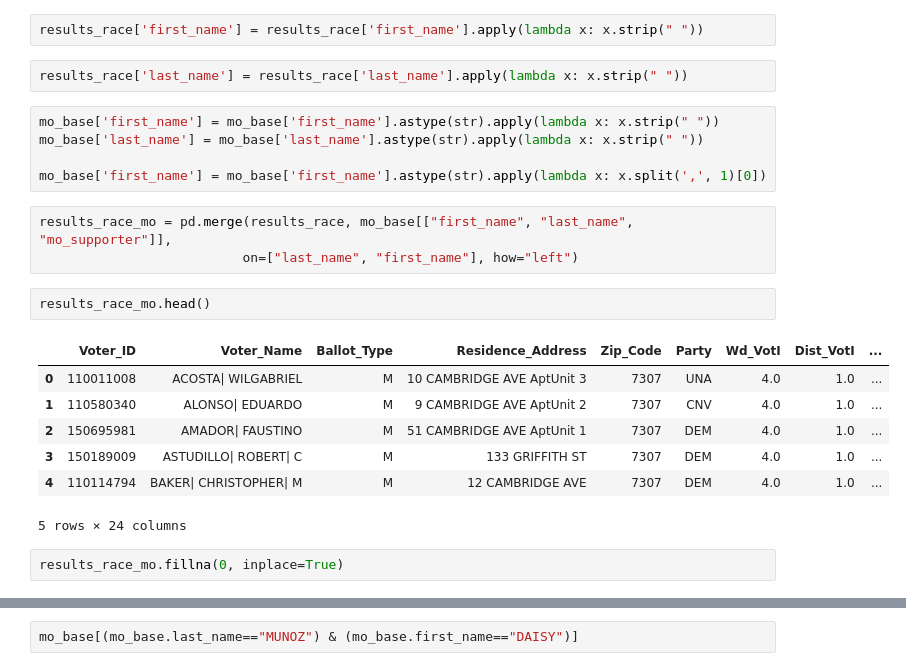
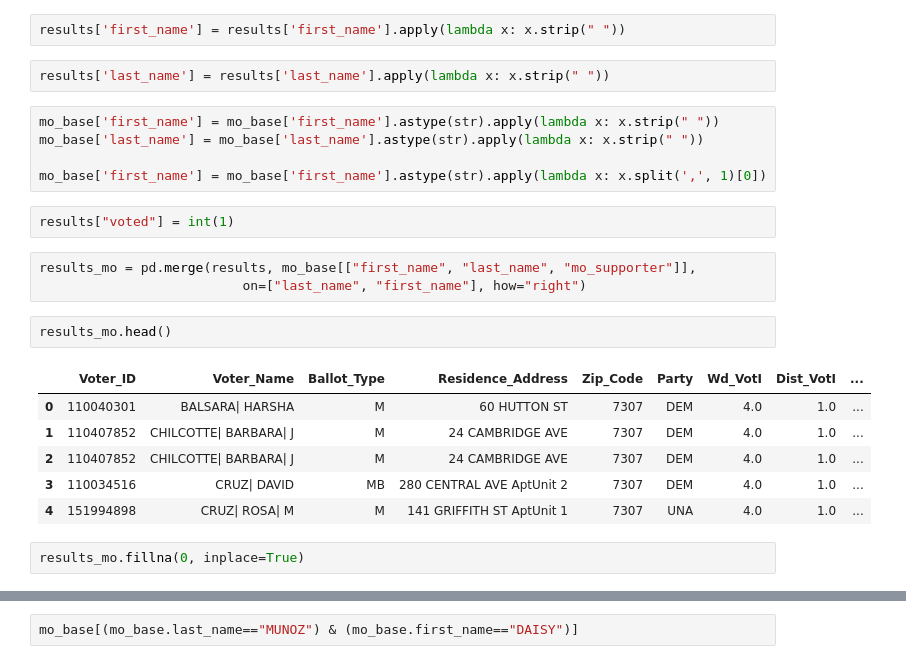
Before and after one commit to bdoohan/Jersey-City-Ward-D-Election, a Jupyter notebook: Mo_Post_Election_Analysis.ipynb, the cells around one changed output, grey strips where cells are left out. Drawn from its saved outputs; the diff is of its cells as text.

Commit message:
Added Mo Supporters
turnout rate

```diff
--- a/Mo_Post_Election_Analysis.ipynb
+++ b/Mo_Post_Election_Analysis.ipynb
@@ -235,26 +229,27 @@ mo_base = pd.read_csv("Data/Election Day Mo Supporter List - Master 11052017.csv
 # %%
 mo_base["mo_supporter"] = int(1)
 # %%
-results_race['first_name'] = results_race['first_name'].apply(lambda x: x.strip(" "))
+results['first_name'] = results['first_name'].apply(lambda x: x.strip(" "))
 # %%
-results_race['last_name'] = results_race['last_name'].apply(lambda x: x.strip(" "))
+results['last_name'] = results['last_name'].apply(lambda x: x.strip(" "))
 # %%
 mo_base['first_name'] = mo_base['first_name'].astype(str).apply(lambda x: x.strip(" "))
 mo_base['last_name'] = mo_base['last_name'].astype(str).apply(lambda x: x.strip(" "))
 
 mo_base['first_name'] = mo_base['first_name'].astype(str).apply(lambda x: x.split(',', 1)[0])
+# %%
+results["voted"] = int(1)
 # %%
-results_race_mo = pd.merge(results_race, mo_base[["first_name", "last_name", "mo_supporter"]],
-                          on=["last_name", "first_name"], how="left")
+results_mo = pd.merge(results, mo_base[["first_name", "last_name", "mo_supporter"]],
+                          on=["last_name", "first_name"], how="right")
 # %%
-results_race_mo.head()
+results_mo.head()
 # %% [output]
 |  | Voter_ID | Voter_Name | Ballot_Type | Residence_Address | Zip_Code | Party | Wd_VotI | Dist_VotI | ... |
-| 0 | 110011008 | ACOSTA| WILGABRIEL | M | 10 CAMBRIDGE AVE AptUnit 3 | 7307 | UNA | 4.0 | 1.0 | ... |
-| 1 | 110580340 | ALONSO| EDUARDO | M | 9 CAMBRIDGE AVE AptUnit 2 | 7307 | CNV | 4.0 | 1.0 | ... |
-| 2 | 150695981 | AMADOR| FAUSTINO | M | 51 CAMBRIDGE AVE AptUnit 1 | 7307 | DEM | 4.0 | 1.0 | ... |
-| 3 | 150189009 | ASTUDILLO| ROBERT| C | M | 133 GRIFFITH ST | 7307 | DEM | 4.0 | 1.0 | ... |
-| 4 | 110114794 | BAKER| CHRISTOPHER| M | M | 12 CAMBRIDGE AVE | 7307 | DEM | 4.0 | 1.0 | ... |
+| 0 | 110040301 | BALSARA| HARSHA | M | 60 HUTTON ST | 7307 | DEM | 4.0 | 1.0 | ... |
+| 1 | 110407852 | CHILCOTTE| BARBARA| J | M | 24 CAMBRIDGE AVE | 7307 | DEM | 4.0 | 1.0 | ... |
+| 2 | 110407852 | CHILCOTTE| BARBARA| J | M | 24 CAMBRIDGE AVE | 7307 | DEM | 4.0 | 1.0 | ... |
+| 3 | 110034516 | CRUZ| DAVID | MB | 280 CENTRAL AVE AptUnit 2 | 7307 | DEM | 4.0 | 1.0 | ... |
+| 4 | 151994898 | CRUZ| ROSA| M | M | 141 GRIFFITH ST AptUnit 1 | 7307 | UNA | 4.0 | 1.0 | ... |
-5 rows × 24 columns
 # %%
-results_race_mo.fillna(0, inplace=True)
+results_mo.fillna(0, inplace=True)
```
Also changed, not shown: parts of 15 cells of this notebook.
